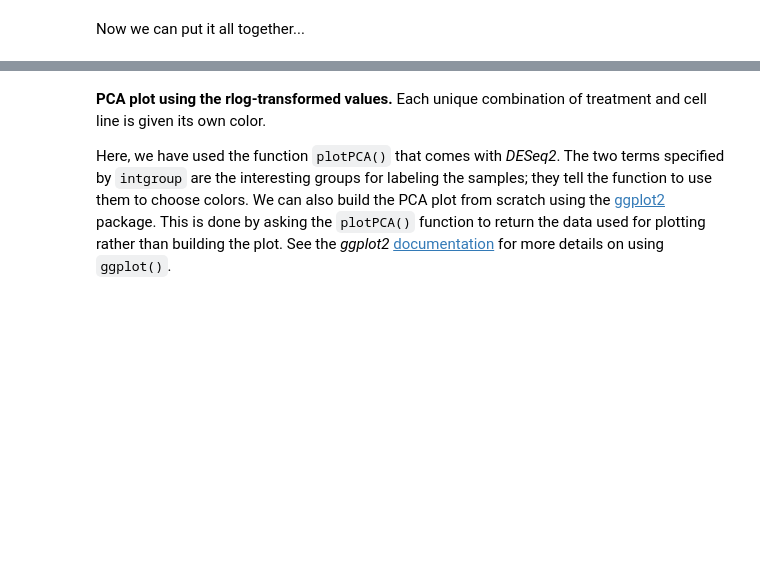
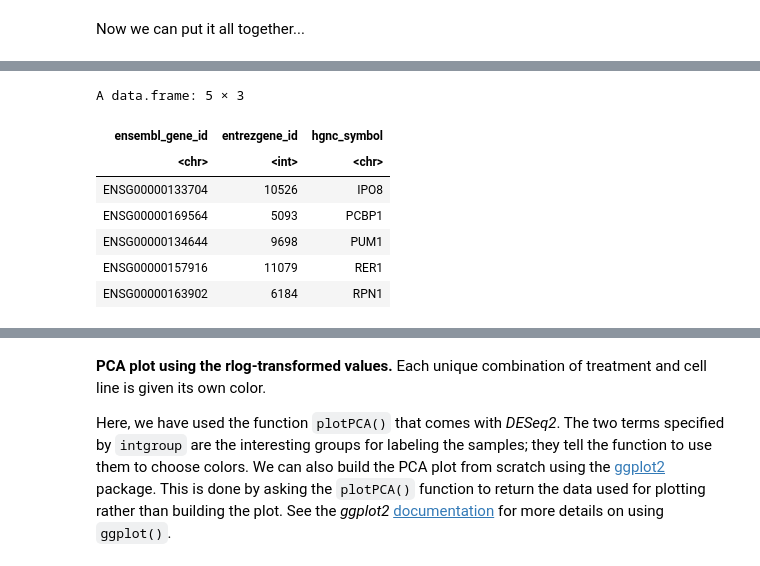
Before and after one commit to compbiocore/rnaseq_workshop_2021, a Jupyter notebook: deseq_1.ipynb, the cells around one changed output, grey strips where cells are left out. Saved outputs shown, nothing was run; the diff lists cells and outputs as text; code cells hidden in the pictures; blank space fills up the shorter version.

```diff
--- a/deseq_1.ipynb
+++ b/deseq_1.ipynb
@@ -448,7 +452,7 @@ For example, lets look at expression of GAPDH gene (Glyceraldehyde 3-phosphate d
 First, let's load biomaRt and make a vector of the gene symbols from the published data:
 # %%
 library(biomaRt)
-housekeeping <- c('HNRNPL', 'PCBP1','ER1', 'RPN1', 'PUM1', 'IPO8')
+housekeeping <- c('PCBP1','RER1', 'RPN1', 'PUM1', 'IPO8')
 # %% [markdown]
 Then we can see what our marts are available:
 # %%
@@ -621,0 +486,16 @@ less than the two that we see).
+# %%
+ensembl_bm <- getBM(attributes = c('ensembl_gene_id', 'entrezgene_id', 'hgnc_symbol'),
+      filters = 'hgnc_symbol',
+      values = housekeeping,
+      mart = ensembl)
+# %%
+ensembl_bm
+# %% [output]
+A data.frame: 5 × 3
+| ensembl_gene_id | entrezgene_id | hgnc_symbol |
+| <chr> | <int> | <chr> |
+| ENSG00000133704 | 10526 | IPO8 |
+| ENSG00000169564 | 5093 | PCBP1 |
+| ENSG00000134644 | 9698 | PUM1 |
+| ENSG00000157916 | 11079 | RER1 |
+| ENSG00000163902 | 6184 | RPN1 |
```
Also changed, not shown: parts of 26 cells of this notebook.
